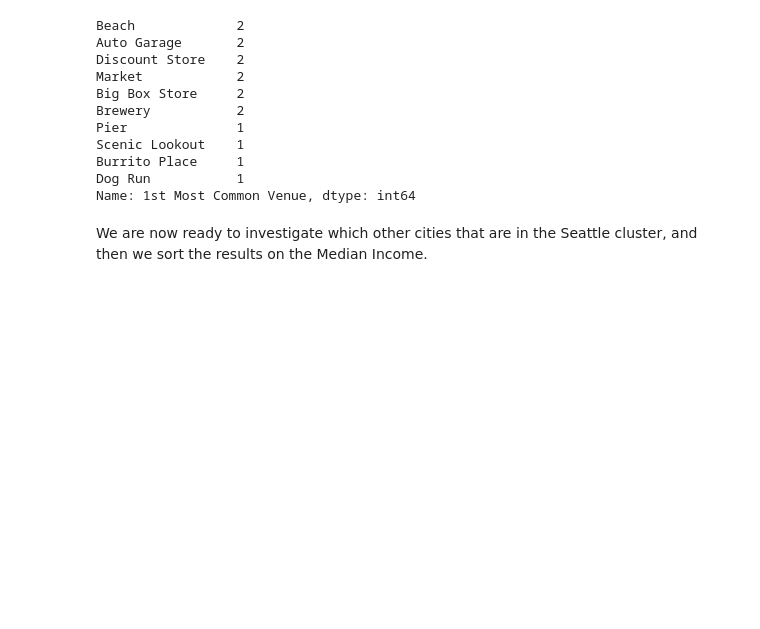
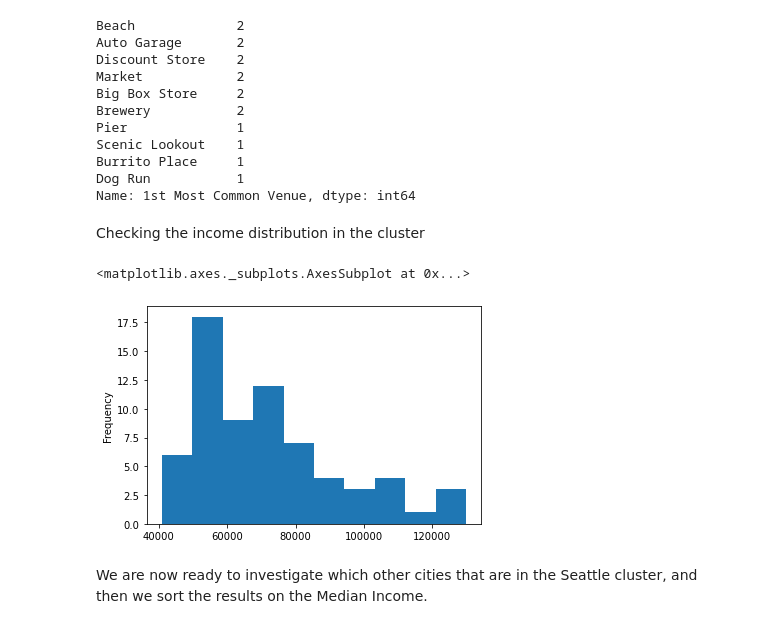
Before and after one commit to 19919/Coursera_Capstone, a Jupyter notebook: Clustering US Towns.ipynb, the cells around one changed output. Saved outputs shown, nothing was run; the diff lists cells and outputs as text; code cells hidden in the pictures; blank space fills up the shorter version.

```diff
--- a/Clustering US Towns.ipynb
+++ b/Clustering US Towns.ipynb
@@ -460,6 +480,13 @@ Scenic Lookout    1
 Burrito Place     1
 Dog Run           1
 Name: 1st Most Common Venue, dtype: int64
+# %% [markdown]
+Checking the income distribution in the cluster
+# %%
+clFrame.MedianIncome.plot(kind = 'hist')
+# %% [output]
+<matplotlib.axes._subplots.AxesSubplot at 0x...>
+[figure, added]
 # %% [markdown]
 We are now ready to investigate which other cities that are in the Seattle cluster, and then we sort the results on the Median Income.
 # %%
```
Also changed, not shown: parts of 1 cell of this notebook.
